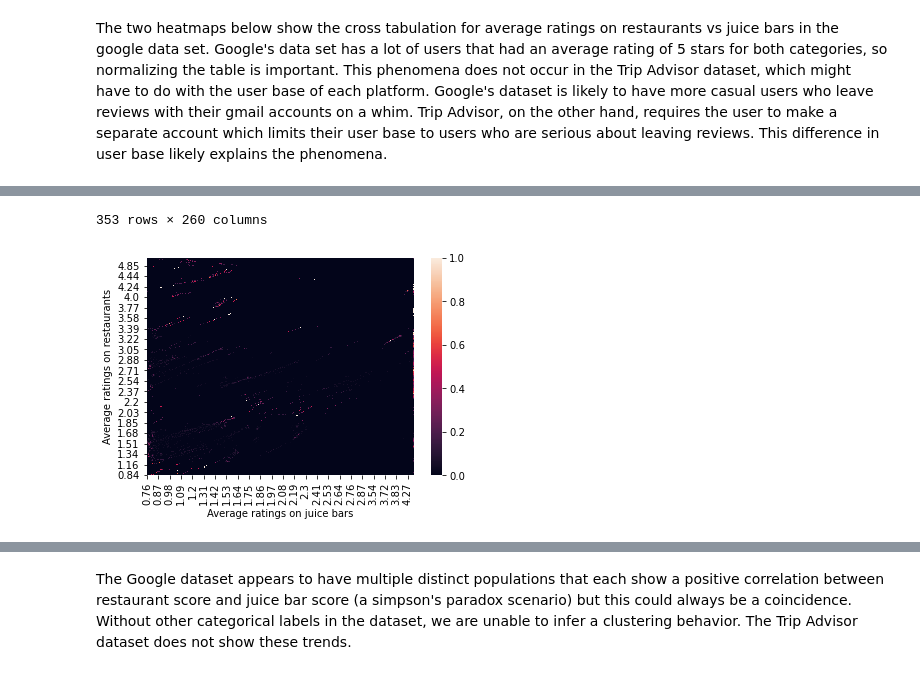
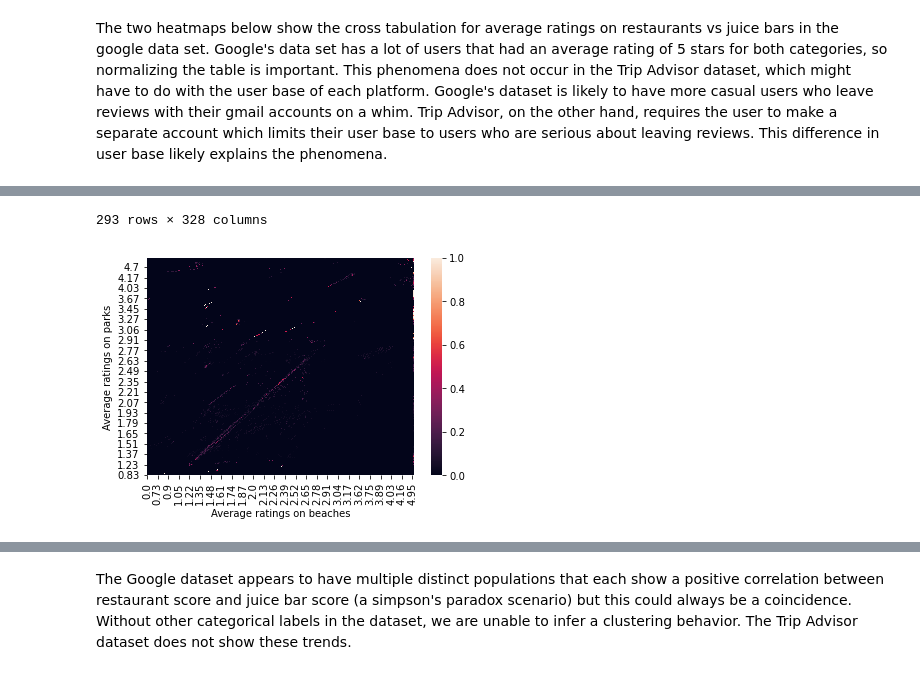
Before and after one commit to vasanth16/relishTravel, a Jupyter notebook: Analyzing Travel Preferences.ipynb, the cells around one changed output, grey strips where cells are left out. Drawn from its saved outputs; the diff is of its cells as text; code cells hidden in the pictures.

```diff
--- a/Analyzing Travel Preferences.ipynb
+++ b/Analyzing Travel Preferences.ipynb
@@ -22,7 +26,7 @@ import matplotlib.pyplot as plt
 import seaborn as sns
 # %%
 #The names list for the data set that is given on the data source website
-columnsList=[ 'Unique user id '
+googleColumns=[ 'Unique user id '
 ,'Average ratings on churches'
 ,'Average ratings on resorts'
 ,'Average ratings on beaches'
@@ -48,7 +52,9 @@ columnsList=[ 'Unique user id '
 ,'Average ratings on monuments'
 ,'Average ratings on gardens']
 # %%
-googleData = pd.read_csv('./data/google_review_ratings.csv', header = 0, names=columnsList, index_col=False)
+googleData = pd.read_csv('./data/google_review_ratings.csv', header = 0, names=googleColumns, index_col=False)
 # reads ratings CSV into pandas using header 0 and names from the list above
+googleData = googleData.set_index('Unique user id ') # sets USER ID Column to index
+googleData = googleData.drop('Average ratings on local services',axis=1) # This column is corrupted and we decided to remove since it was not important to our analysis
 googleData # shows dataframe
 # %% [output]
@@ -231,7 +235,7 @@ plt.legend=True
 # %% [markdown]
 The two heatmaps below show the cross tabulation for average ratings on restaurants vs juice bars in the google data set. Google's data set has a lot of users that had an average rating of 5 stars for both categories, so normalizing the table is important. This phenomena does not occur in the Trip Advisor dataset, which might have to do with the user base of each platform. Google's dataset is likely to have more casual users who leave reviews with their gmail accounts on a whim. Trip Advisor, on the other hand, requires the user to make a separate account which limits their user base to users who are serious about leaving reviews. This difference in user base likely explains the phenomena.
 # %%
-euResPubs = pd.crosstab(googleData['Average ratings on restaurants'],googleData['Average ratings on juice bars'],normalize = 'index')
+euResPubs = pd.crosstab(googleData['Average ratings on parks'],googleData['Average ratings on beaches'],normalize = 'index')
 b = sns.heatmap(euResPubs)
 b.invert_yaxis()
 euResPubs
@@ -252,3 +256,3 @@ euResPubs
-353 rows × 260 columns
+293 rows × 328 columns
-[figure, old version]
+[figure, new version]
 # %%
```
Also changed, not shown: parts of 24 cells of this notebook.
